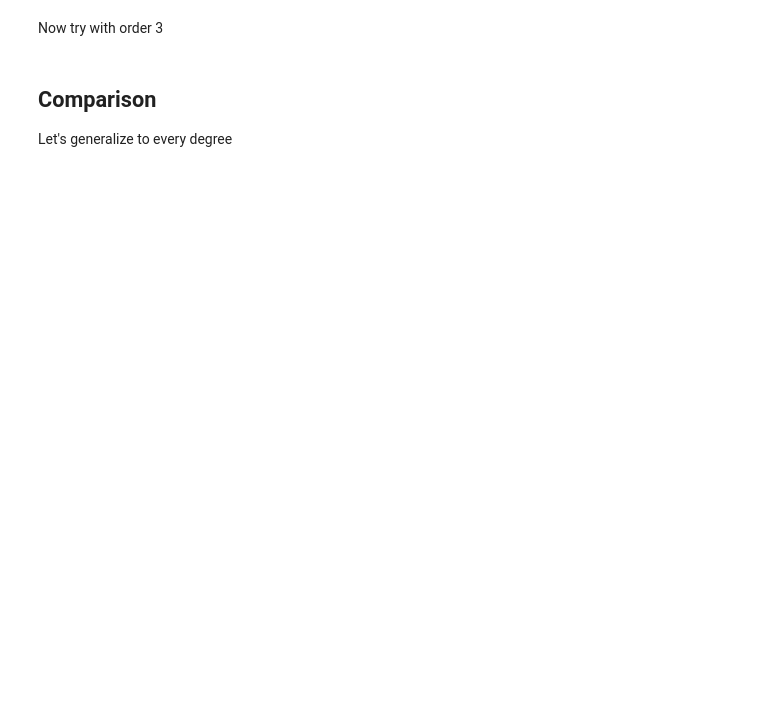
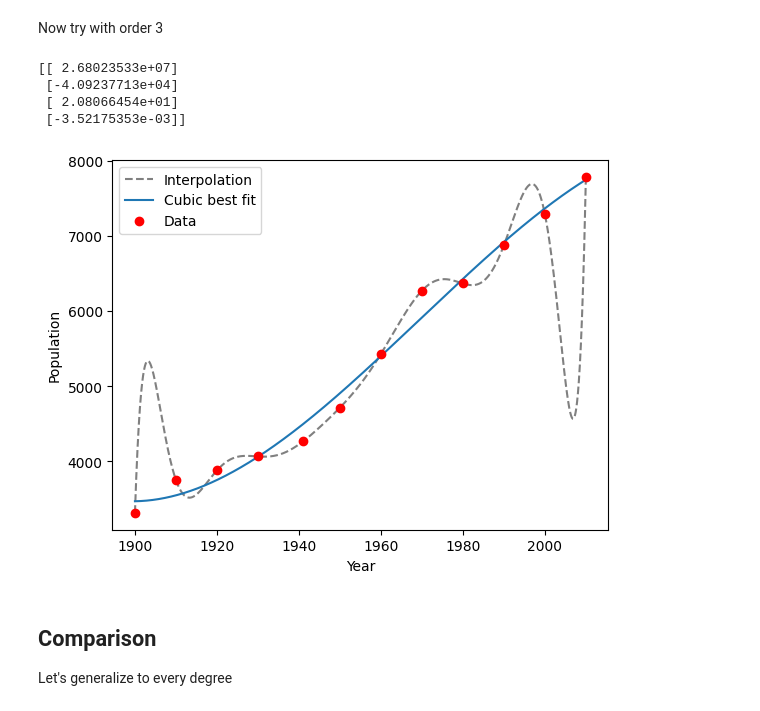
Before and after one commit to GioZd/numerical_analysis_2025-2026, a Jupyter notebook: exercise_sessions/Least_squares.ipynb, the cells around one changed output. Saved outputs shown, nothing was run; the diff lists cells and outputs as text; code cells hidden in the pictures; blank space fills up the shorter version.

```diff
--- a/exercise_sessions/Least_squares.ipynb
+++ b/exercise_sessions/Least_squares.ipynb
@@ -121,3 +126,31 @@ Now try with order 3
+# %%
+# complete here
+
+n = len(year) # Number of data points
+
+# Create the matrix B
+B2 = np.matrix([np.ones(n), year, year**2, year**3]).T
+
+# Calculate the coefficients
+coeff = np.linalg.solve(B2.T@B2, B2.T@np.matrix(population).T)
+print(coeff)
+
+poly = lambda x : coeff[0, 0] + coeff[1, 0]*x + coeff[2, 0]*x**2 + coeff[3, 0]*x**3
+
+fig, ax = plt.subplots()
+ax.plot(x, lagrange_interp(year, population, x), label='Interpolation', color='gray', linestyle='--')
+ax.plot(x, poly(x), label='Cubic best fit')
+ax.plot(year, population, 'ro', label='Data')
+ax.set_xlabel('Year')
+ax.set_ylabel('Population')
+ax.legend()
+plt.show()
+# %% [output]
+[[ 2.68023533e+07]
+ [-4.09237713e+04]
+ [ 2.08066454e+01]
+ [-3.52175353e-03]]
+[figure, added]
 # %% [markdown]
 ## Comparison
 Let's generalize to every degree
```
Also changed, not shown: parts of 7 cells of this notebook.
